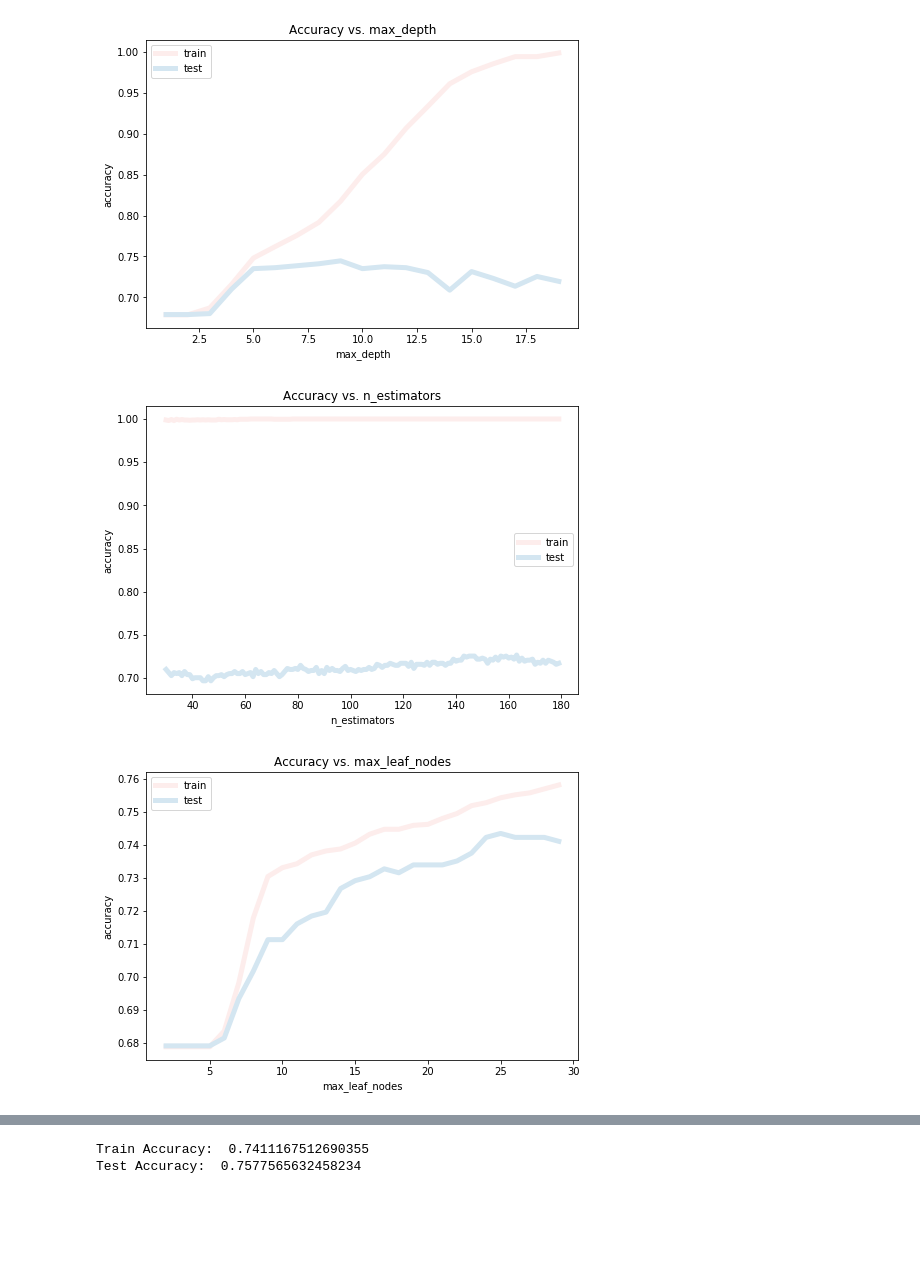
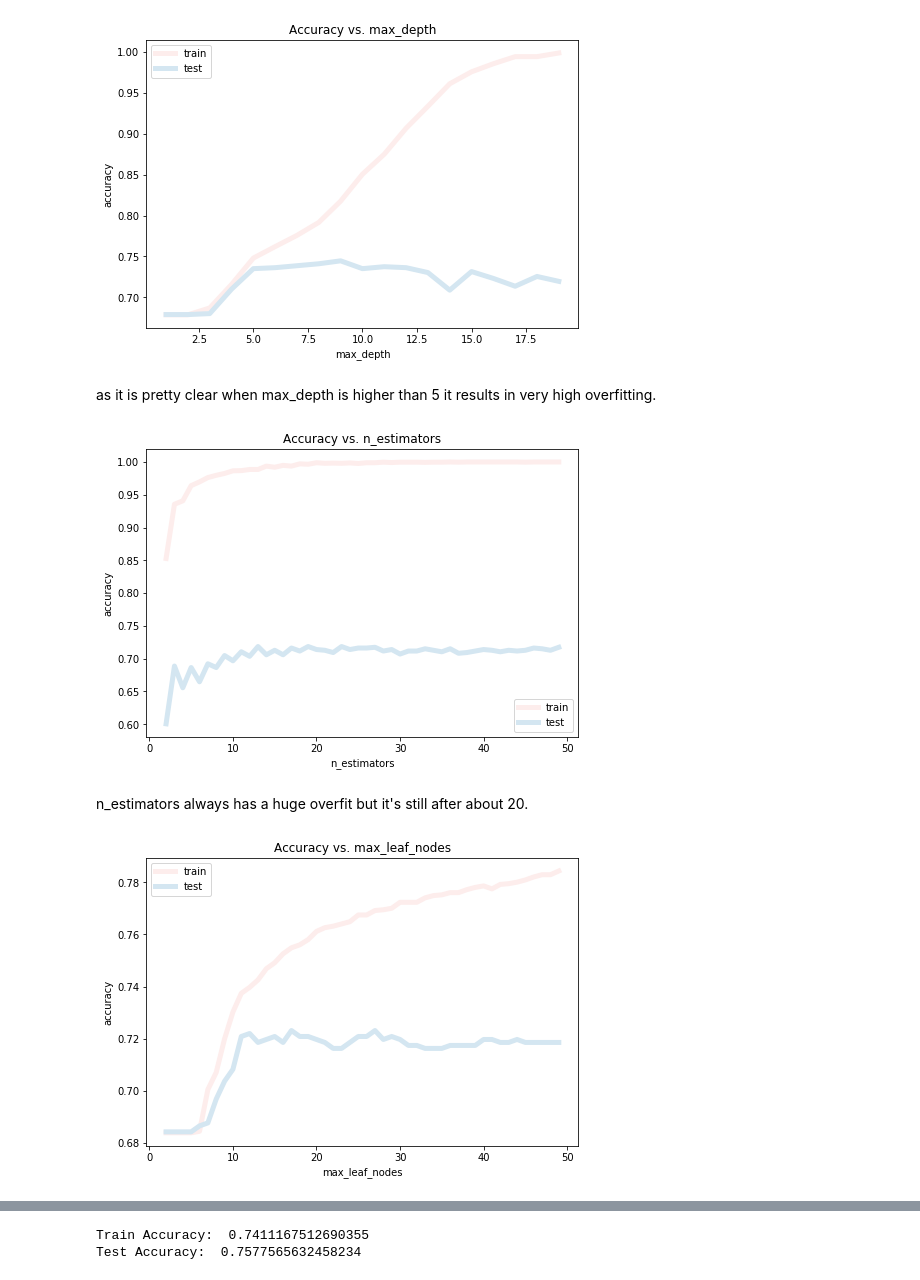
Before and after one commit to francho3/AI-Sklearn, a Jupyter notebook: AI-CA4.ipynb, the cells around one changed output, grey strips where cells are left out. Saved outputs shown, nothing was run; the diff lists cells and outputs as text; code cells hidden in the pictures; blank space fills up the shorter version.

```diff
--- a/AI-CA4.ipynb
+++ b/AI-CA4.ipynb
@@ -69,9 +91,6 @@ data.head()
 | 4 | 27 | 11.90 | United Kingdom | 2011-01-17 | 1 | 16 | 2011 | 1 | 17 | ... |
 # %%
 clean_data = data.drop(columns=['Date'])
-clean_data = clean_data[(clean_data['Total Price'] >= 0)]
-clean_data = clean_data[(clean_data['Total Quantity'] >= 0)]
-clean_data = clean_data.reset_index(drop=True)
 clean_data.head()
 # %% [output]
 |  | Total Quantity | Total Price | Country | Is Back | Purchase Count | Year | Month | Day | Day of Week |
@@ -140,2 +155,2 @@ Text(0, 0.5, 'Gain')
 # %%
-X_train, X_test, y_train, y_test = train_test_split(X_scaled, y, stratify=y, test_size=0.2, random_state=101)
+X_train, X_test, y_train, y_test = train_test_split(X, y, stratify=y, test_size=0.2, random_state=101)
@@ -432,7 +484,7 @@ Test Accuracy:  0.747016706443914
 # %%
 from sklearn.ensemble import RandomForestClassifier
 # %%
-rfc = RandomForestClassifier(n_estimators=30, random_state=101)
+rfc = RandomForestClassifier(n_estimators=30, random_state=101, max_depth=5)
 rfc.fit(X_train, y_train)
 rfc_pred_test = rfc.predict(X_test)
 rfc_pred_train = rfc.predict(X_train)
@@ -496,25 +552,29 @@ for depth in max_depth:
 plot_param_vs_acc(depths, accuracy_train, accuracy_test, "max_depth")
 # %% [output]
 [figure]
+# %% [markdown]
+as it is pretty clear when max_depth is higher than 5 it results in very high overfitting.
 # %%
 accuracy_test = []
 accuracy_train = []
 
-n_estimators = range(30,180)
+n_estimators = range(2,50)
 
 for n in n_estimators:
 
     rfc = RandomForestClassifier(n_estimators=n, random_state=101)
     accuracy_train, accuracy_test = make_predictions(rfc, accuracy_train, accuracy_test)
 
 plot_param_vs_acc(n_estimators, accuracy_train, accuracy_test, "n_estimators")
 # %% [output]
-[figure, old version]
+[figure, new version]
+# %% [markdown]
+n_estimators always has a huge overfit but it's still after about 20.
 # %%
 accuracy_test = []
 accuracy_train = []
 
-max_leaf_nodes=range(2,30)
+max_leaf_nodes=range(2,50)
 
 for n in max_leaf_nodes:
 
@@ -524,4 +584,4 @@ for n in max_leaf_nodes:
 
 plot_param_vs_acc(max_leaf_nodes, accuracy_train, accuracy_test, "max_leaf_nodes")
 # %% [output]
-[figure, old version]
+[figure, new version]
```
Also changed, not shown: parts of 45 cells of this notebook.
